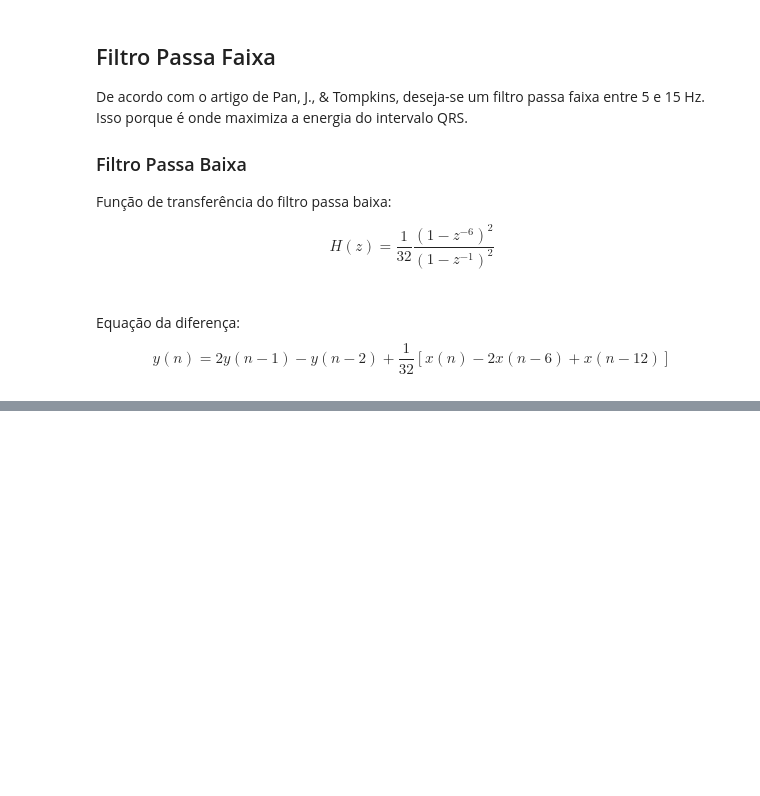
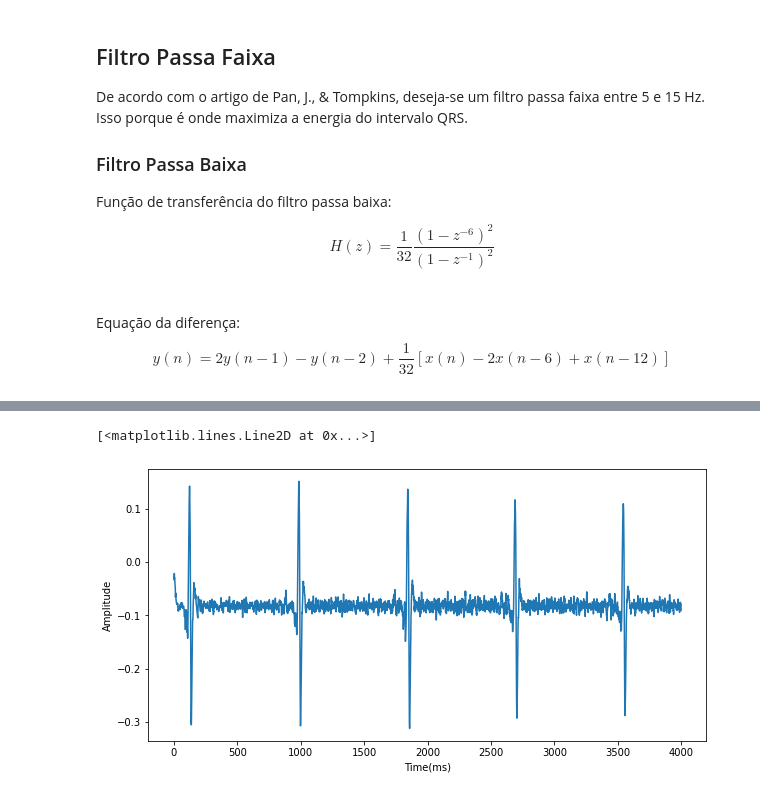
Before and after one commit to cgalvaojr1976/ic-ecg, a Jupyter notebook: models/PanTompkins.ipynb, the cells around one changed output, grey strips where cells are left out. Saved outputs shown, nothing was run; the diff lists cells and outputs as text; code cells hidden in the pictures; blank space fills up the shorter version.

```diff
--- a/models/PanTompkins.ipynb
+++ b/models/PanTompkins.ipynb
@@ -89,0 +82,16 @@ plt.plot(tamanho[0:4000], teste_passab[0:4000])
+# %%
+def passa_alta(sinal):
+    hightpass = np.copy(sinal)
+    for i in range(32, len(hightpass)-1):
+        hightpass[i] = hightpass[i-1] - (sinal[i]/32) + sinal[i-16] - sinal[i-17] + (sinal[i-32]/32)
+    return hightpass
+
+teste_passaa = pass_alta(record)
+# %%
+plt.figure(figsize=(10,5))
+plt.xlabel(xlabel="Time(ms)")
+plt.ylabel(ylabel="Amplitude")
+plt.plot(tamanho[0:4000], teste_passaa[0:4000])
+# %% [output]
+[<matplotlib.lines.Line2D at 0x...>]
+[figure, added]
```
Also changed, not shown: parts of 11 cells of this notebook, 1 other file.
